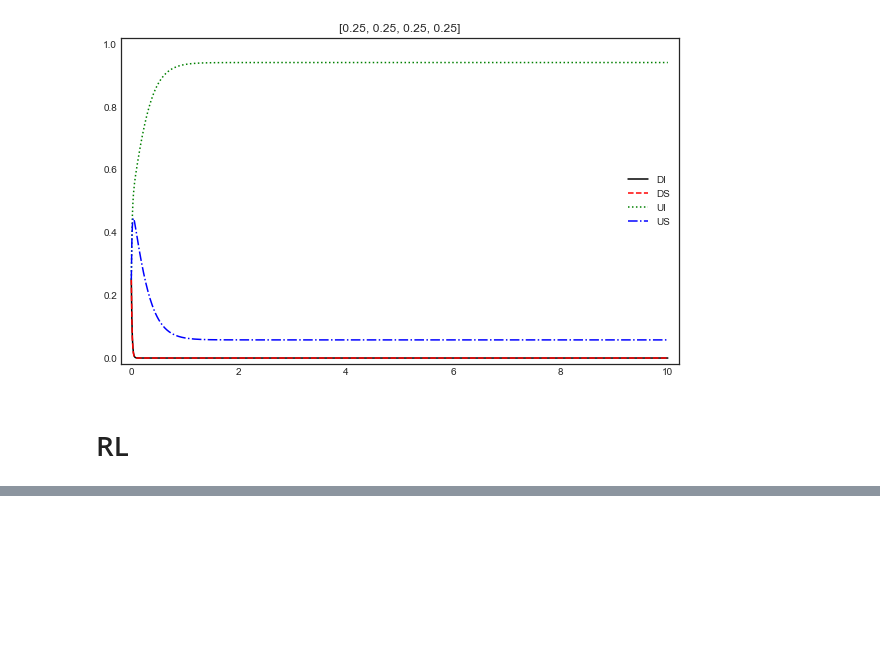
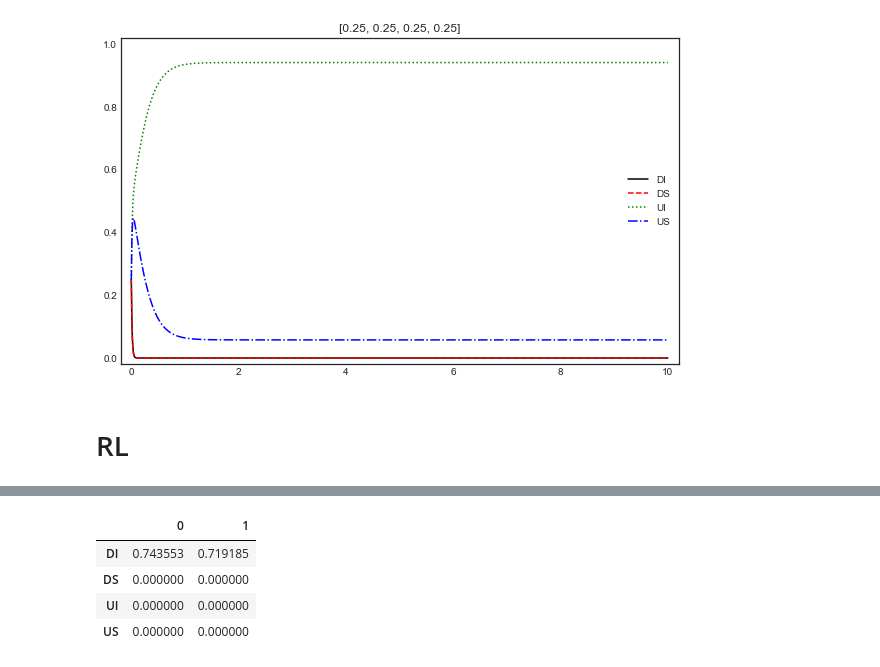
Before and after one commit to alexbstl/meanfield-cybersecurity, a Jupyter notebook: Meanfield_Cybersecurity.ipynb, the cells around one changed output, grey strips where cells are left out. Cells and saved outputs as stored; diff of their text form; code cells hidden in the pictures; blank space fills up the shorter version.

```diff
--- a/Meanfield_Cybersecurity.ipynb
+++ b/Meanfield_Cybersecurity.ipynb
@@ -302,0 +456,8 @@ for k in trange(10,  desc='episode  '):
+# %%
+q_table
+# %% [output]
+|  | 0 | 1 |
+| DI | 0.743553 | 0.719185 |
+| DS | 0.000000 | 0.000000 |
+| UI | 0.000000 | 0.000000 |
+| US | 0.000000 | 0.000000 |
```
Also changed, not shown: parts of 9 cells of this notebook.
